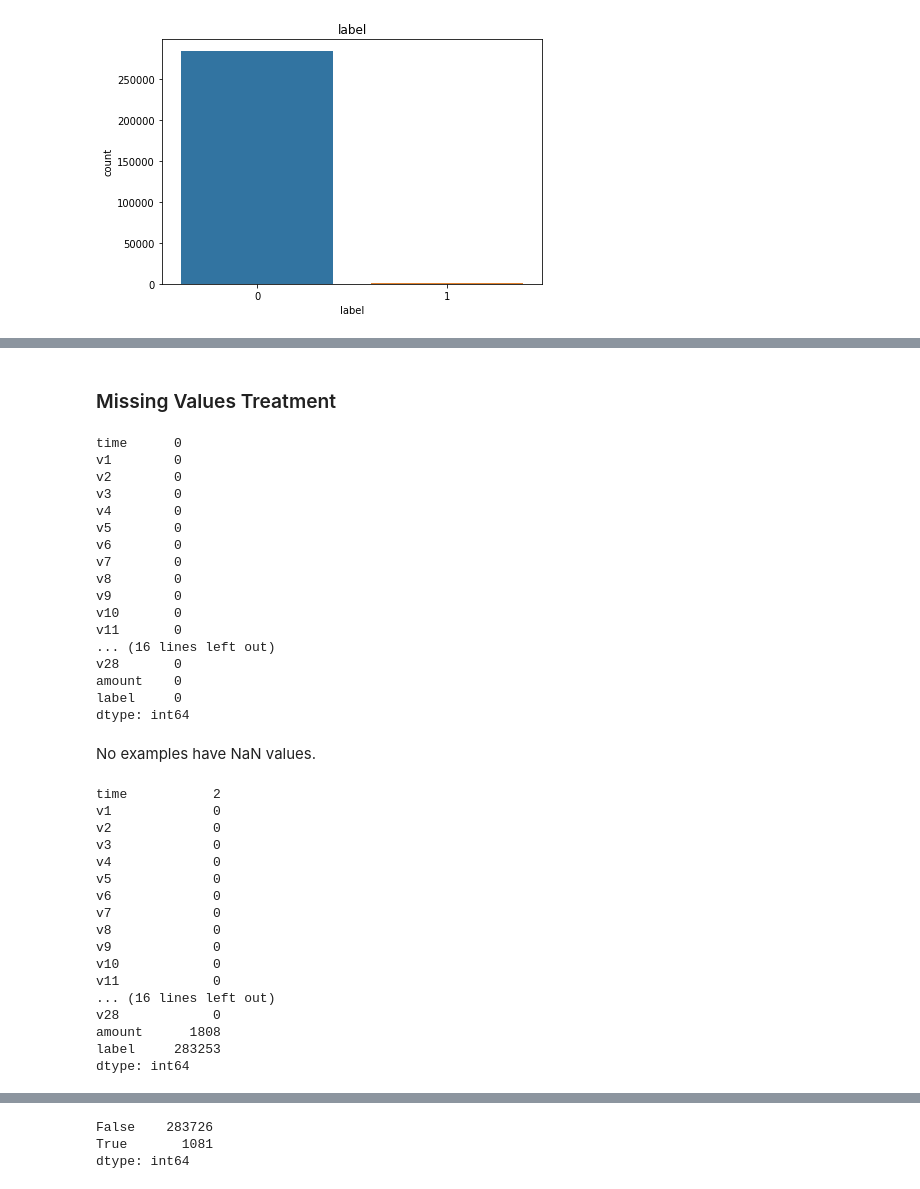
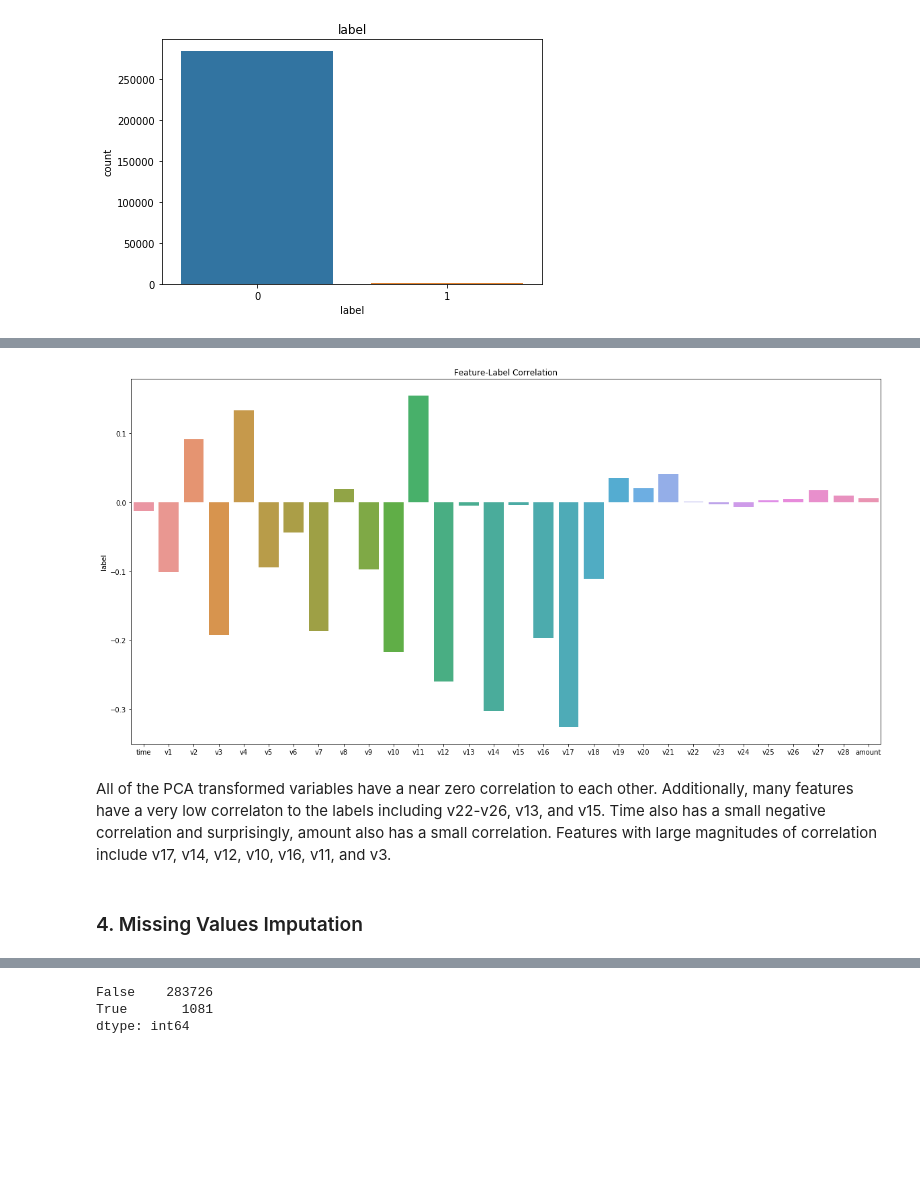
Before and after one commit to tobyzl2/Credit-Card-Fraud-Classification, a Jupyter notebook: credit_card_fraud_classification.ipynb, the cells around one changed output, grey strips where cells are left out. Drawn from its saved outputs; the diff is of its cells as text; code cells hidden in the pictures; blank space fills up the shorter version.

```diff
--- a/credit_card_fraud_classification.ipynb
+++ b/credit_card_fraud_classification.ipynb
@@ -114,46 +137,12 @@ plt.show()
+# %%
+# Feature-label correlation barplot
+plt.figure(figsize=(20, 10))
+plt.title("Feature-Label Correlation")
+sns.barplot(features.columns, dataset.corr()["label"].iloc[:-1])
+plt.show()
+# %% [output]
+[figure, added]
+# %% [markdown]
+All of the PCA transformed variables have a near zero correlation to each other.  Additionally, many features have a very low correlaton to the labels including v22-v26, v13, and v15.  Time also has a small negative correlation and surprisingly, amount also has a small correlation.  Features with large magnitudes of correlation include v17, v14, v12, v10, v16, v11, and v3.
 # %% [markdown]
-### Missing Values Treatment
+### 4. Missing Values Imputation
-# %%
-# Checking for NaN values
-dataset.isnull().sum()
-# %% [output]
-time      0
-v1        0
-v2        0
-v3        0
-v4        0
-v5        0
-v6        0
-v7        0
-v8        0
-v9        0
-v10       0
-v11       0
-... (16 lines left out)
-v28       0
-amount    0
-label     0
-dtype: int64
-# %% [markdown]
-No examples have NaN values.
-# %%
-# Checking for 0 values
-(dataset == 0).astype(int).sum()
-# %% [output]
-time           2
-v1             0
-v2             0
-v3             0
-v4             0
-v5             0
-v6             0
-v7             0
-v8             0
-v9             0
-v10            0
-v11            0
-... (16 lines left out)
-v28            0
-amount      1808
-label     283253
-dtype: int64
```
Also changed, not shown: parts of 26 cells of this notebook.
